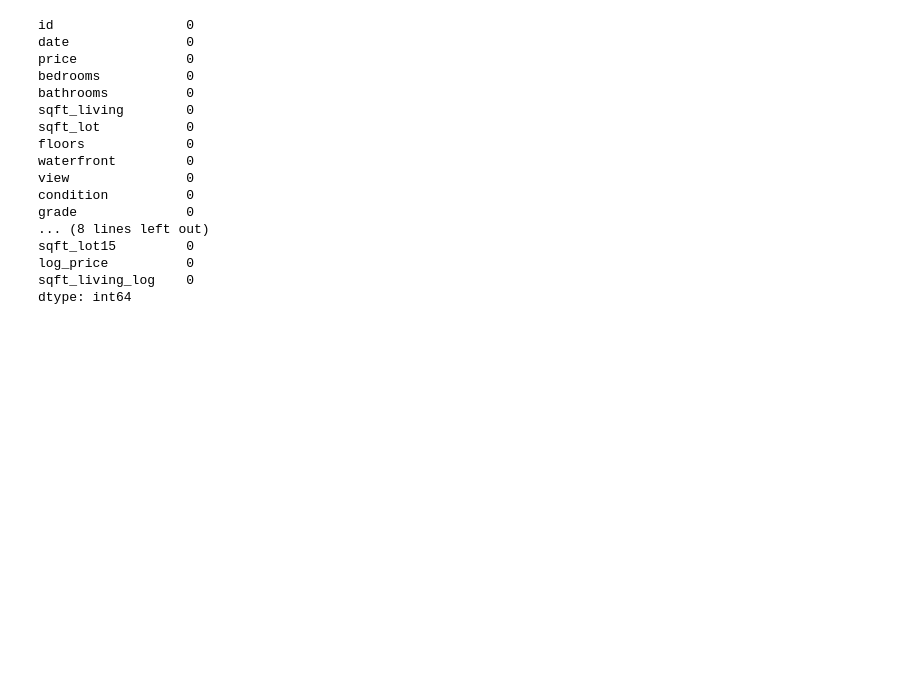
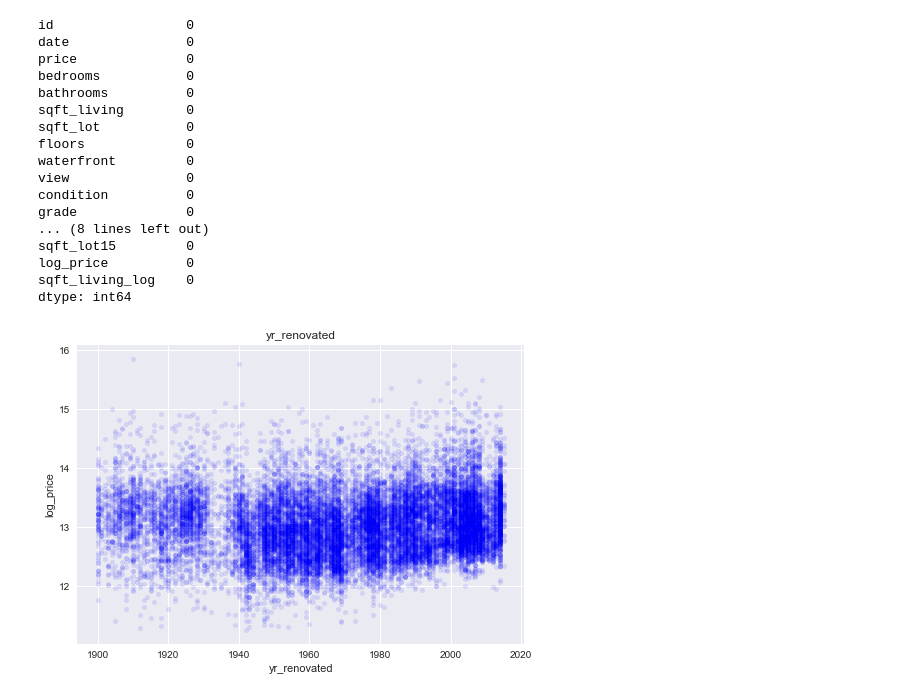
Before and after one commit to flatiron-data-science/dsc-1-final-project, a Jupyter notebook: explore_predictors_dist.ipynb, the cells around one changed output. Saved outputs shown, nothing was run; the diff lists cells and outputs as text; code cells hidden in the pictures; blank space fills up the shorter version.

```diff
--- a/explore_predictors_dist.ipynb
+++ b/explore_predictors_dist.ipynb
@@ -230,6 +234,8 @@ for col in df.loc[:,'bedrooms':'log_price']:
 [figure]
 [figure]
 ... (26 outputs left out)
+# %%
+df.zipcode = df.zipcode.astype('str')
 # %%
 df.isna().sum()
 # %% [output]
@@ -348,3 +363,9 @@ sqft_lot15         0
 log_price          0
 sqft_living_log    0
 dtype: int64
+# %%
+df.plot.scatter('yr_renovated', 'log_price', color='blue', alpha=0.1)
+plt.title('yr_renovated')
+plt.show()
+# %% [output]
+[figure, added]
```
Also changed, not shown: parts of 10 cells of this notebook, 2 other files.
